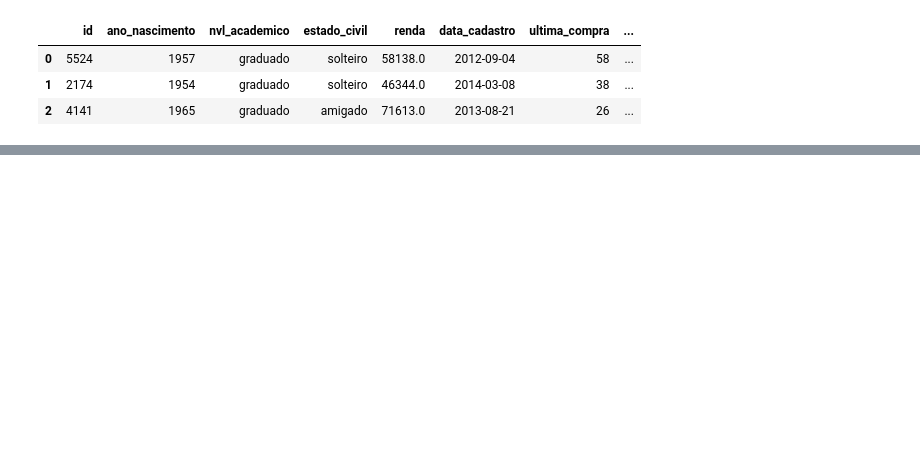
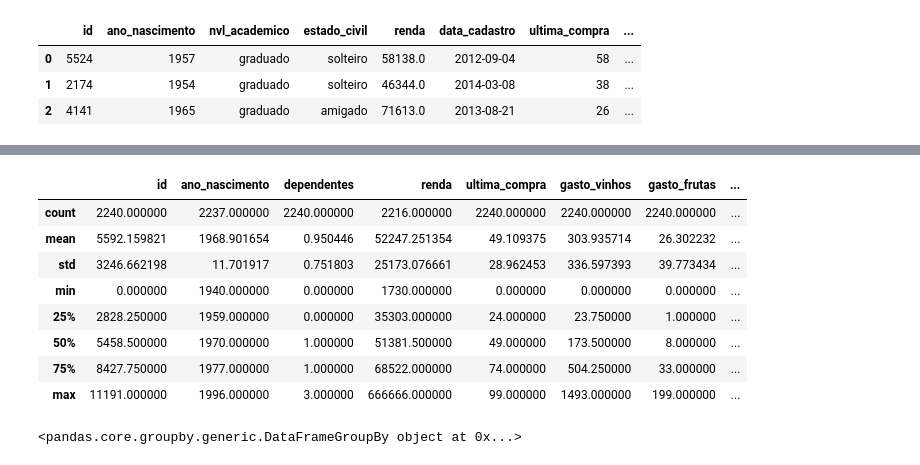
Before and after one commit to AndersonGabrielCalasans/BootCamp-SoulCode-Engenharia-Dados, a Jupyter notebook: SoulCode/Atv_Marketing_Campaign.ipynb, the cells around one changed output, grey strips where cells are left out. Saved outputs shown, nothing was run; the diff lists cells and outputs as text; code cells hidden in the pictures; blank space fills up the shorter version.

```diff
--- a/SoulCode/Atv_Marketing_Campaign.ipynb
+++ b/SoulCode/Atv_Marketing_Campaign.ipynb
@@ -539,0 +715,18 @@ SchemaError: ignored
+# %%
+# Uma estimativa estatistica dos dados no geral
+df.describe()
+# %% [output]
+|  | id | ano_nascimento | dependentes | renda | ultima_compra | gasto_vinhos | gasto_frutas | ... |
+| count | 2240.000000 | 2237.000000 | 2240.000000 | 2216.000000 | 2240.000000 | 2240.000000 | 2240.000000 | ... |
+| mean | 5592.159821 | 1968.901654 | 0.950446 | 52247.251354 | 49.109375 | 303.935714 | 26.302232 | ... |
+| std | 3246.662198 | 11.701917 | 0.751803 | 25173.076661 | 28.962453 | 336.597393 | 39.773434 | ... |
+| min | 0.000000 | 1940.000000 | 0.000000 | 1730.000000 | 0.000000 | 0.000000 | 0.000000 | ... |
+| 25% | 2828.250000 | 1959.000000 | 0.000000 | 35303.000000 | 24.000000 | 23.750000 | 1.000000 | ... |
+| 50% | 5458.500000 | 1970.000000 | 1.000000 | 51381.500000 | 49.000000 | 173.500000 | 8.000000 | ... |
+| 75% | 8427.750000 | 1977.000000 | 1.000000 | 68522.000000 | 74.000000 | 504.250000 | 33.000000 | ... |
+| max | 11191.000000 | 1996.000000 | 3.000000 | 666666.000000 | 99.000000 | 1493.000000 | 199.000000 | ... |
+# %%
+# 1- Qual a porcentagem de clientes que têm formação de ensino superior?
+df.groupby(df['nvl_academico'])
+# %% [output]
+<pandas.core.groupby.generic.DataFrameGroupBy object at 0x...>
```
Also changed, not shown: parts of 22 cells of this notebook.
